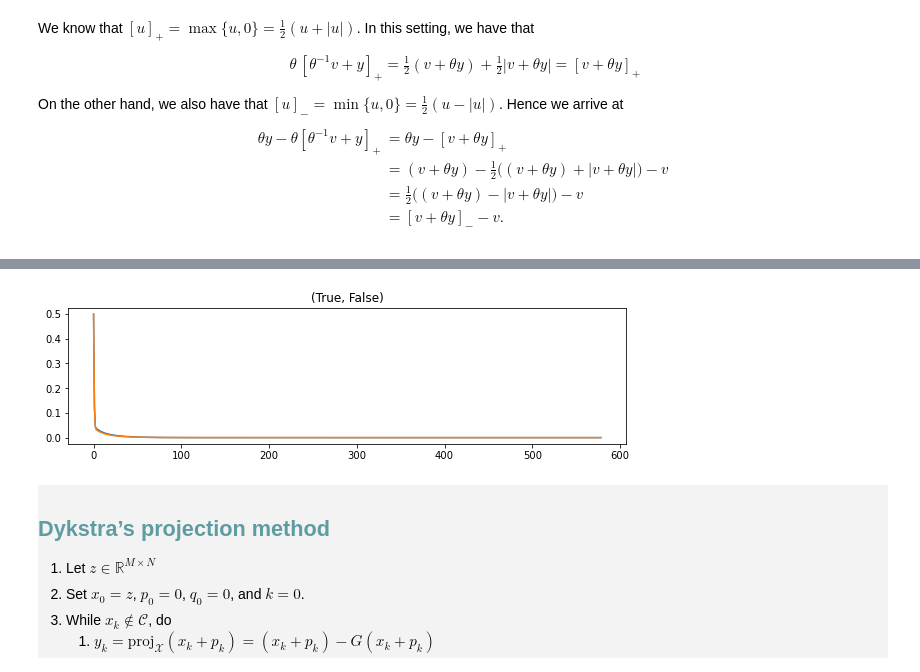
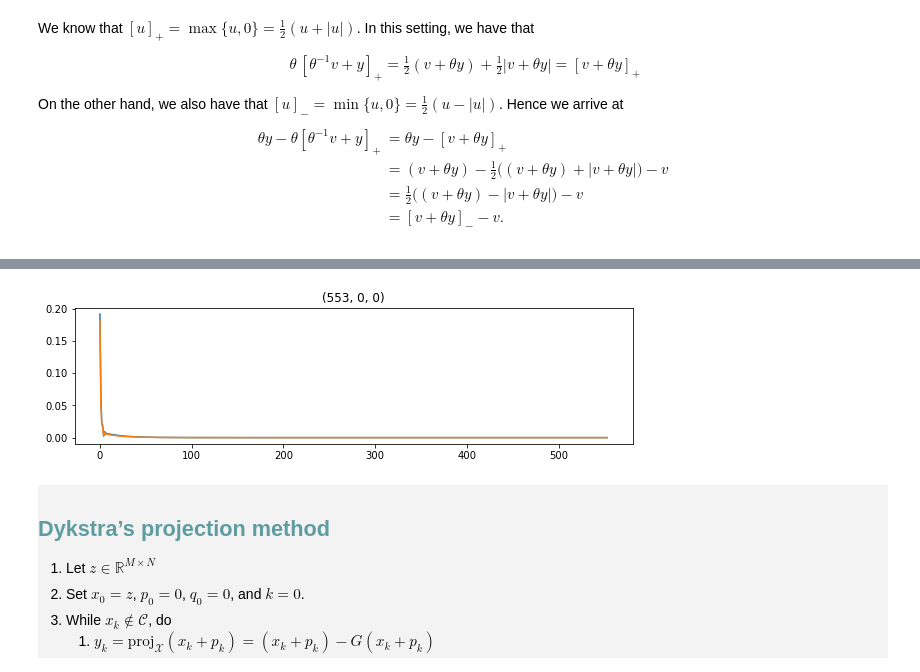
Before and after one commit to Optimal-Transport/Code, a Jupyter notebook: Python Algorithms/OT - FISTA.ipynb, the cells around one changed output, grey strips where cells are left out. Drawn from its saved outputs; the diff is of its cells as text; code cells hidden in the pictures.

```diff
--- a/Python Algorithms/OT - FISTA.ipynb
+++ b/Python Algorithms/OT - FISTA.ipynb
@@ -246,13 +261,13 @@ def Marginal_G(u):
 #subtract(c,ψ, out=p);    subtract(p,ϕ.reshape(M,1), out=p)
 # %%
 # Start with a feasible point
-yₖ, v_2, uₖ = zeros((3,M,N));
+yₖ, qₖ, uₖ = zeros((3,M,N));
 z = zeros((M,N));
 
-# Project v_1 for feasibility
-ϕ, ψ = Marginal_G(v_2)
-#subtract(v_1,ψ, out=v_1);    subtract(v_1,ϕ.reshape(M,1), out=v_1);
-# v_2 is already feasible
+# Project pₖ for feasibility
+ϕ, ψ = Marginal_G(qₖ)
+#subtract(pₖ,ψ, out=pₖ);    subtract(pₖ,ϕ.reshape(M,1), out=pₖ);
+# qₖ is already feasible
 # %%
 # ε is selected as a small number
 ε = 0.5
@@ -261,11 +276,13 @@ z = zeros((M,N));
 θ = 2 - ε
 θ̂ = 1/θ
 # %%
-Errors = {'m':[], 'n':[], '<0':[], '>1':[]}
+Errors = {'m':[], 'n':[], '<0':[], '>1':[], 'box':[]}
+# %%
+U = minimum(n,m[::,np.newaxis])
 # %%
 for i in range(10000):
-    #y = z - 0.5 * (v_1 + v_2)
-    subtract(z, 0.5 * v_2, out = yₖ);
+    #y = z - 0.5 * (pₖ + qₖ)
+    subtract(z, 0.5 * qₖ, out = yₖ);
     subtract(yₖ, 0.5 * ψ, out=yₖ);
     subtract(yₖ, 0.5 * ϕ.reshape(M,1), out=yₖ);
 
@@ -276,8 +293,8 @@ for i in range(10000):
     ψ *= θ
     ϕ *= θ
 
-    # Update v_2
-    minimum(0, v_2 + θ*yₖ, out = v_2);
+    # Update q
+    minimum(0, qₖ + θ*yₖ, out = qₖ);
 
 
     # Test error
@@ -288,17 +305,18 @@ for i in range(10000):
     Errors['n'].append( norm(s)/norm(n) )
     Errors['<0'].append( (yₖ < 0.0).any() )
     Errors['>1'].append( (yₖ > 1.0).any() )
+    Errors['box'].append( (yₖ > U).any() )
 
     if max(Errors['m'][-1], Errors['n'][-1]) < 1e-13:
         break
 # %%
 plt.figure(figsize=(10,2.5))
 plt.plot(Errors['m'])
 plt.plot(Errors['n'])
-plt.title( (any(Errors['<0']), any(Errors['>1'])) )
+plt.title( (sum(Errors['<0']), sum(Errors['>1']), sum(Errors['box'])) )
 plt.show()
 # %% [output]
-[figure, old version]
+[figure, new version]
 # %% [markdown]
 <div style="background-color:rgba(0, 0, 0, 0.0470588); vertical-align: middle; padding:5px 0; padding-left: 40px;">
 <h2 style="color: #5e9ca0;">Dykstra’s projection method</h2>
```
Also changed, not shown: parts of 42 cells of this notebook.
